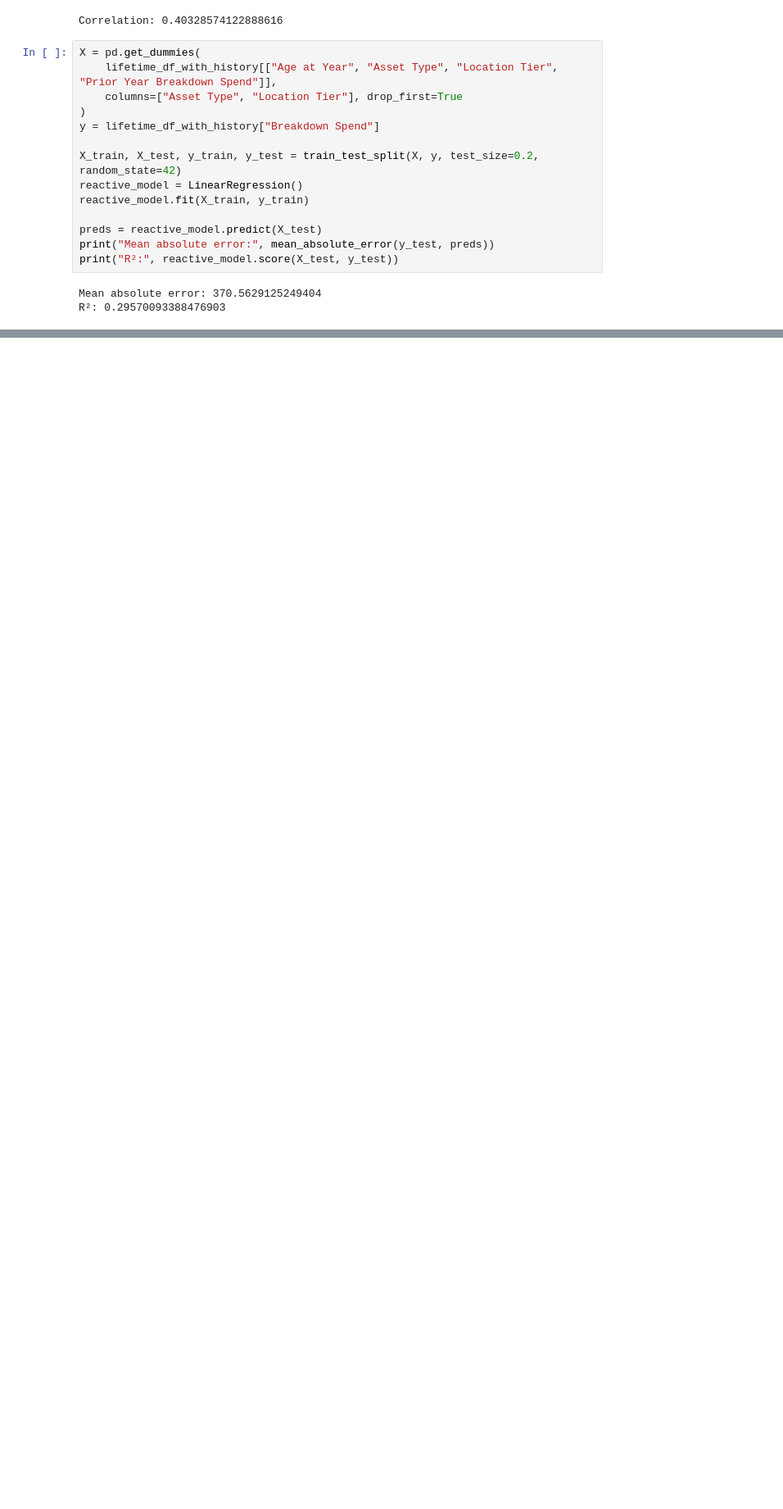
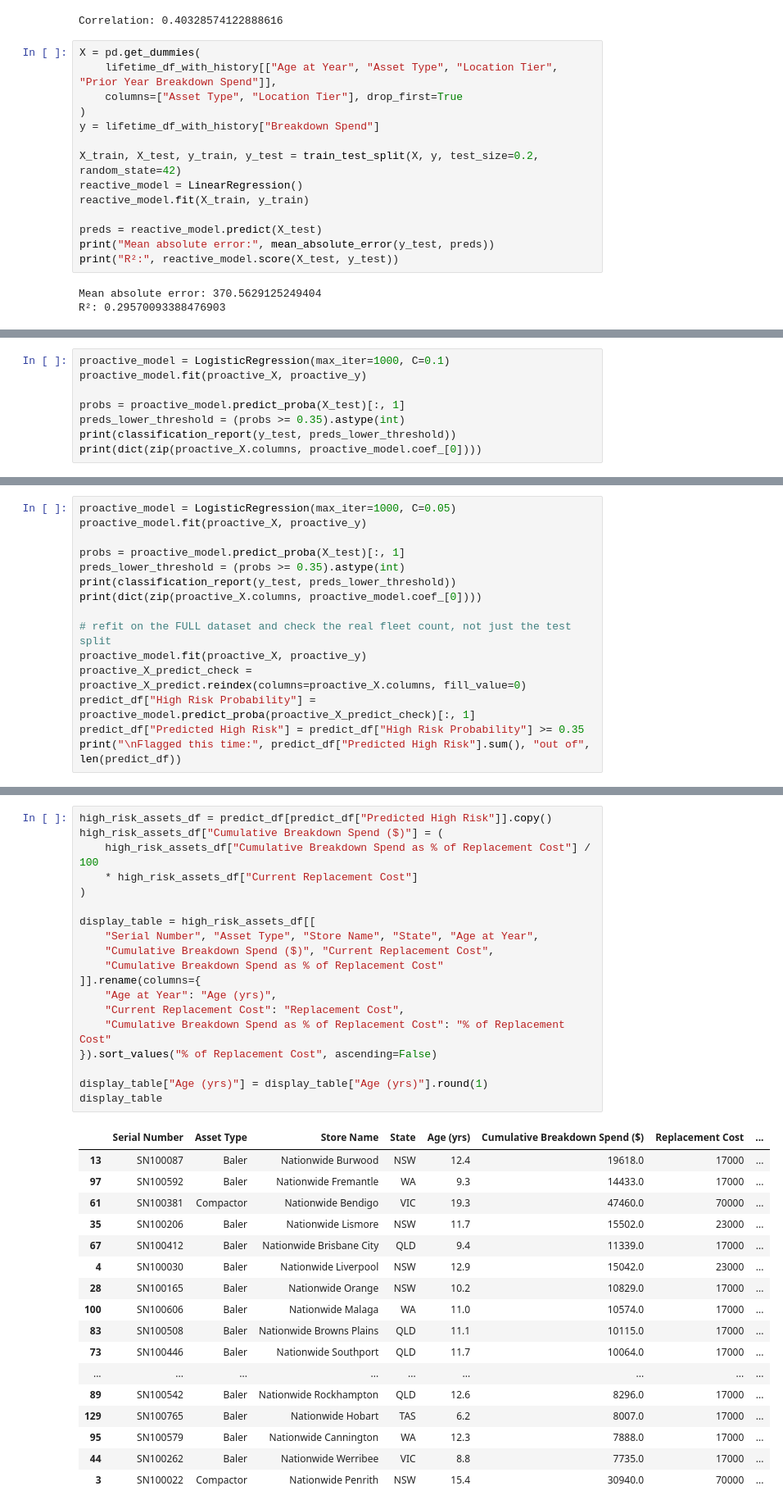
Before and after one commit to meganahay-lgtm/NSC-KPI-Dashboard, a Jupyter notebook: notebooks/01_explore.ipynb, the cells around one changed output, grey strips where cells are left out. Shown at 82% size. Drawn from its saved outputs; the diff is of its cells as text; blank space fills up the shorter version.

Commit message:
Add real proactive/reactive capex models, replacement recommendations table, remove placeholder Recommendations tab

```diff
--- a/notebooks/01_explore.ipynb
+++ b/notebooks/01_explore.ipynb
@@ -324,0 +512,8 @@ R²: 0.29570093388476903
+# %%
+proactive_model = LogisticRegression(max_iter=1000, C=0.1)
+proactive_model.fit(proactive_X, proactive_y)
+
+probs = proactive_model.predict_proba(X_test)[:, 1]
+preds_lower_threshold = (probs >= 0.35).astype(int)
+print(classification_report(y_test, preds_lower_threshold))
+print(dict(zip(proactive_X.columns, proactive_model.coef_[0])))
@@ -324,0 +531,15 @@ R²: 0.29570093388476903
+# %%
+proactive_model = LogisticRegression(max_iter=1000, C=0.05)
+proactive_model.fit(proactive_X, proactive_y)
+
+probs = proactive_model.predict_proba(X_test)[:, 1]
+preds_lower_threshold = (probs >= 0.35).astype(int)
+print(classification_report(y_test, preds_lower_threshold))
+print(dict(zip(proactive_X.columns, proactive_model.coef_[0])))
+
+# refit on the FULL dataset and check the real fleet count, not just the test split
+proactive_model.fit(proactive_X, proactive_y)
+proactive_X_predict_check = proactive_X_predict.reindex(columns=proactive_X.columns, fill_value=0)
+predict_df["High Risk Probability"] = proactive_model.predict_proba(proactive_X_predict_check)[:, 1]
+predict_df["Predicted High Risk"] = predict_df["High Risk Probability"] >= 0.35
+print("\nFlagged this time:", predict_df["Predicted High Risk"].sum(), "out of", len(predict_df))
@@ -324,0 +636,37 @@ R²: 0.29570093388476903
+# %%
+high_risk_assets_df = predict_df[predict_df["Predicted High Risk"]].copy()
+high_risk_assets_df["Cumulative Breakdown Spend ($)"] = (
+    high_risk_assets_df["Cumulative Breakdown Spend as % of Replacement Cost"] / 100
+    * high_risk_assets_df["Current Replacement Cost"]
+)
+
+display_table = high_risk_assets_df[[
+    "Serial Number", "Asset Type", "Store Name", "State", "Age at Year",
+    "Cumulative Breakdown Spend ($)", "Current Replacement Cost",
+    "Cumulative Breakdown Spend as % of Replacement Cost"
+]].rename(columns={
+    "Age at Year": "Age (yrs)",
+    "Current Replacement Cost": "Replacement Cost",
+    "Cumulative Breakdown Spend as % of Replacement Cost": "% of Replacement Cost"
+}).sort_values("% of Replacement Cost", ascending=False)
+
+display_table["Age (yrs)"] = display_table["Age (yrs)"].round(1)
+display_table
+# %% [output]
+|  | Serial Number | Asset Type | Store Name | State | Age (yrs) | Cumulative Breakdown Spend ($) | Replacement Cost | ... |
+| 13 | SN100087 | Baler | Nationwide Burwood | NSW | 12.4 | 19618.0 | 17000 | ... |
+| 97 | SN100592 | Baler | Nationwide Fremantle | WA | 9.3 | 14433.0 | 17000 | ... |
+| 61 | SN100381 | Compactor | Nationwide Bendigo | VIC | 19.3 | 47460.0 | 70000 | ... |
+| 35 | SN100206 | Baler | Nationwide Lismore | NSW | 11.7 | 15502.0 | 23000 | ... |
+| 67 | SN100412 | Baler | Nationwide Brisbane City | QLD | 9.4 | 11339.0 | 17000 | ... |
+| 4 | SN100030 | Baler | Nationwide Liverpool | NSW | 12.9 | 15042.0 | 23000 | ... |
+| 28 | SN100165 | Baler | Nationwide Orange | NSW | 10.2 | 10829.0 | 17000 | ... |
+| 100 | SN100606 | Baler | Nationwide Malaga | WA | 11.0 | 10574.0 | 17000 | ... |
+| 83 | SN100508 | Baler | Nationwide Browns Plains | QLD | 11.1 | 10115.0 | 17000 | ... |
+| 73 | SN100446 | Baler | Nationwide Southport | QLD | 11.7 | 10064.0 | 17000 | ... |
+| ... | ... | ... | ... | ... | ... | ... | ... | ... |
+| 89 | SN100542 | Baler | Nationwide Rockhampton | QLD | 12.6 | 8296.0 | 17000 | ... |
+| 129 | SN100765 | Baler | Nationwide Hobart | TAS | 6.2 | 8007.0 | 17000 | ... |
+| 95 | SN100579 | Baler | Nationwide Cannington | WA | 12.3 | 7888.0 | 17000 | ... |
+| 44 | SN100262 | Baler | Nationwide Werribee | VIC | 8.8 | 7735.0 | 17000 | ... |
+| 3 | SN100022 | Compactor | Nationwide Penrith | NSW | 15.4 | 30940.0 | 70000 | ... |
```
Also changed, not shown: parts of 13 cells of this notebook, 1 other file.
